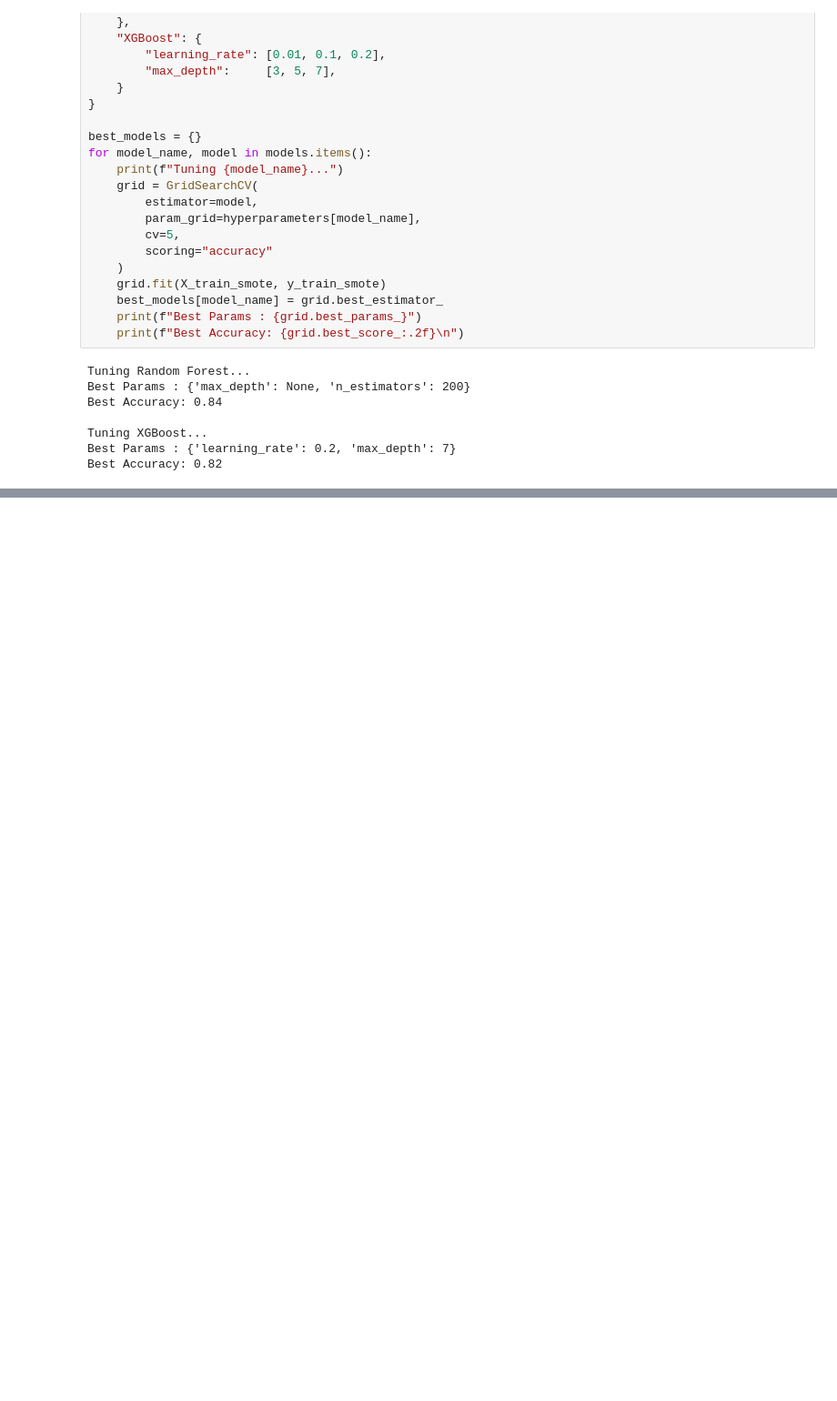
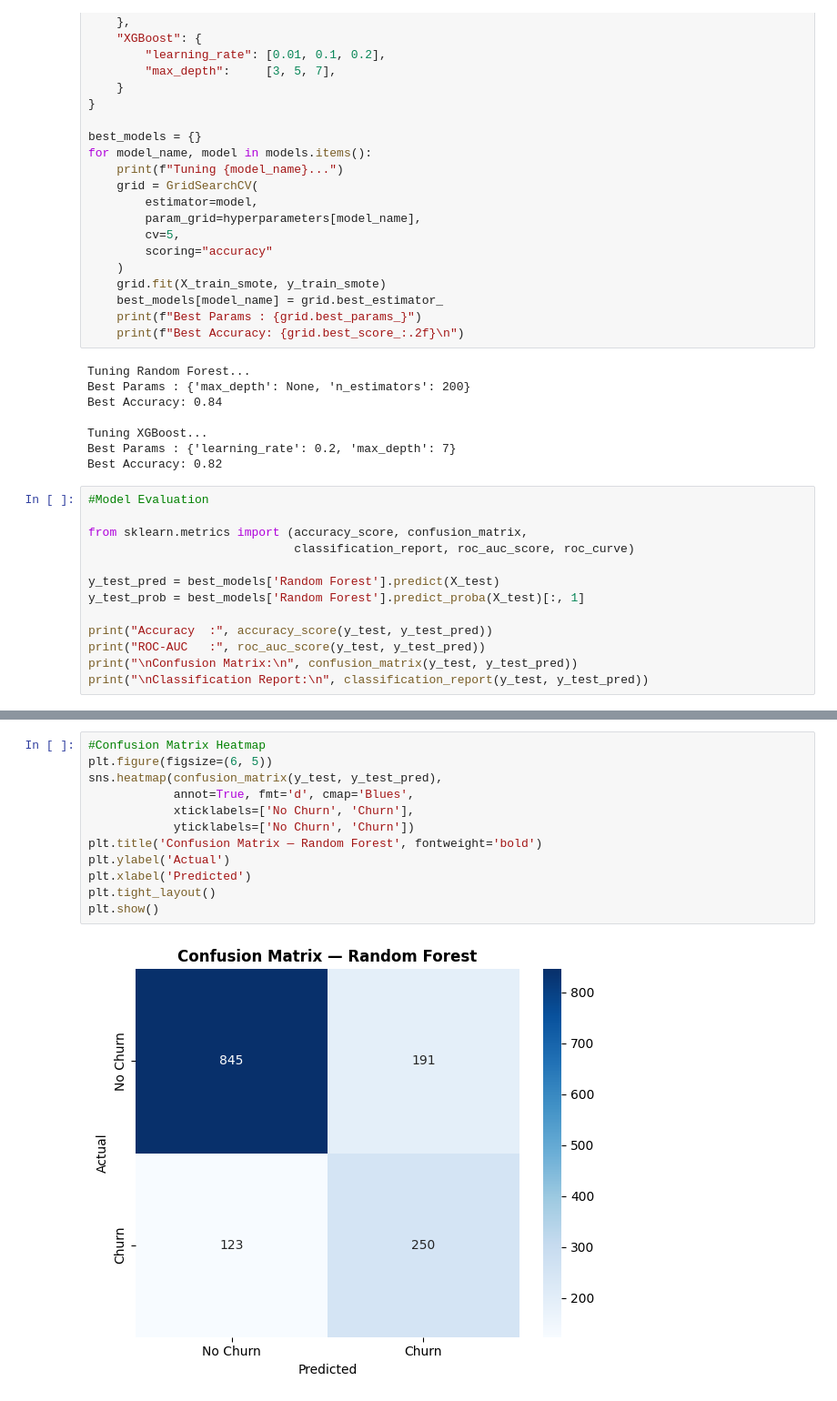
Before and after one commit to Gowrykrishna/Customer_Churn_Prediction, a Jupyter notebook: churn_analysis.ipynb, the cells around one changed output, grey strips where cells are left out. Shown at 91% size. Drawn from its saved outputs; the diff is of its cells as text; blank space fills up the shorter version.

Commit message:
Evaluated model performance with metrics and charts

```diff
--- a/churn_analysis.ipynb
+++ b/churn_analysis.ipynb
@@ -463,3 +463,16 @@ Best Accuracy: 0.84
 Tuning XGBoost...
 Best Params : {'learning_rate': 0.2, 'max_depth': 7}
 Best Accuracy: 0.82
+# %%
+#Model Evaluation
+
+from sklearn.metrics import (accuracy_score, confusion_matrix,
+                             classification_report, roc_auc_score, roc_curve)
+
+y_test_pred = best_models['Random Forest'].predict(X_test)
+y_test_prob = best_models['Random Forest'].predict_proba(X_test)[:, 1]
+
+print("Accuracy  :", accuracy_score(y_test, y_test_pred))
+print("ROC-AUC   :", roc_auc_score(y_test, y_test_pred))
+print("\nConfusion Matrix:\n", confusion_matrix(y_test, y_test_pred))
+print("\nClassification Report:\n", classification_report(y_test, y_test_pred))
@@ -465,0 +496,14 @@ Best Accuracy: 0.82
+# %%
+#Confusion Matrix Heatmap
+plt.figure(figsize=(6, 5))
+sns.heatmap(confusion_matrix(y_test, y_test_pred),
+            annot=True, fmt='d', cmap='Blues',
+            xticklabels=['No Churn', 'Churn'],
+            yticklabels=['No Churn', 'Churn'])
+plt.title('Confusion Matrix — Random Forest', fontweight='bold')
+plt.ylabel('Actual')
+plt.xlabel('Predicted')
+plt.tight_layout()
+plt.show()
+# %% [output]
+[figure, added]
```
Also changed, not shown: parts of 2 cells of this notebook.
